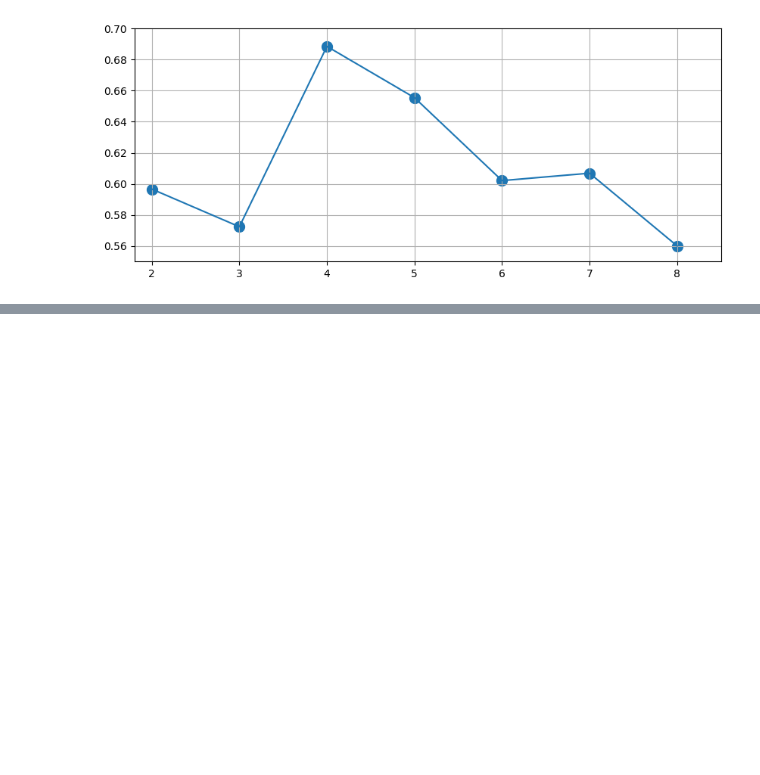
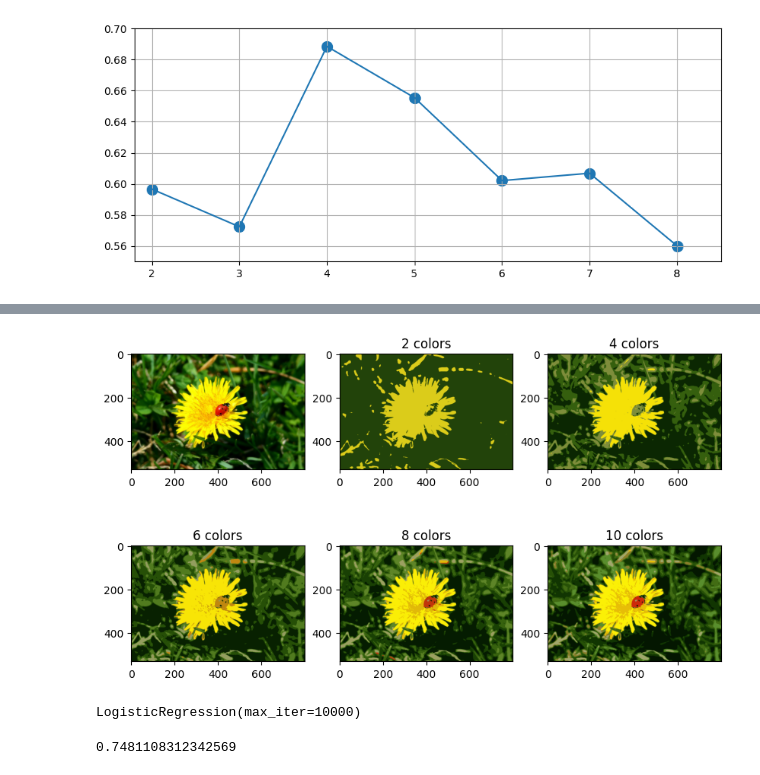
Before and after one commit to william-barros-costa/hands_on_machine_learning, a Jupyter notebook: 1_fundamentals_of_machine_learning/chapter9.ipynb, the cells around one changed output, grey strips where cells are left out. Cells and saved outputs as stored; diff of their text form; code cells hidden in the pictures; blank space fills up the shorter version.

```diff
--- a/1_fundamentals_of_machine_learning/chapter9.ipynb
+++ b/1_fundamentals_of_machine_learning/chapter9.ipynb
@@ -159,0 +217,19 @@ plt.grid()
+# %%
+kmeans = KMeans(n_clusters=8, random_state=42).fit(X)
+segmented_image = kmeans.cluster_centers_[kmeans.labels_]
+segmented_image = segmented_image.reshape(image.shape)
+# %%
+plt.figure(figsize=(10, 6))
+plt.subplot(2,3,1)
+plt.imshow(image / 255)
+
+for k in reversed(range(2, 11, 2)):
+    kmeans = KMeans(n_clusters=k, random_state=42).fit(X)
+    segmented_image = kmeans.cluster_centers_[kmeans.labels_]
+    segmented_image = segmented_image.reshape(image.shape)
+
+    plt.subplot(2, 3, k//2+1)
+    plt.imshow(segmented_image / 255)
+    plt.title(f"{k} colors")
+# %% [output]
+[figure, added]
@@ -159,0 +242,12 @@ plt.grid()
+# %%
+from sklearn.linear_model import LogisticRegression
+
+n_labeled = 50
+logistic_reg = LogisticRegression(max_iter=10_000)
+logistic_reg.fit(X_train[:n_labeled], y_train[:n_labeled])
+# %% [output]
+LogisticRegression(max_iter=10000)
+# %%
+logistic_reg.score(X_test, y_test)
+# %% [output]
+0.7481108312342569
```
Also changed, not shown: parts of 22 cells of this notebook, 1 other file.
